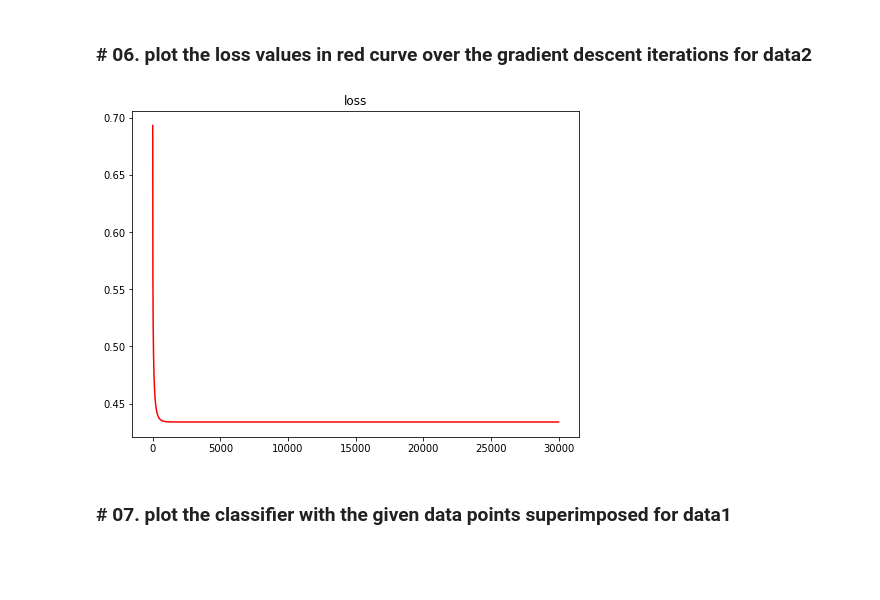
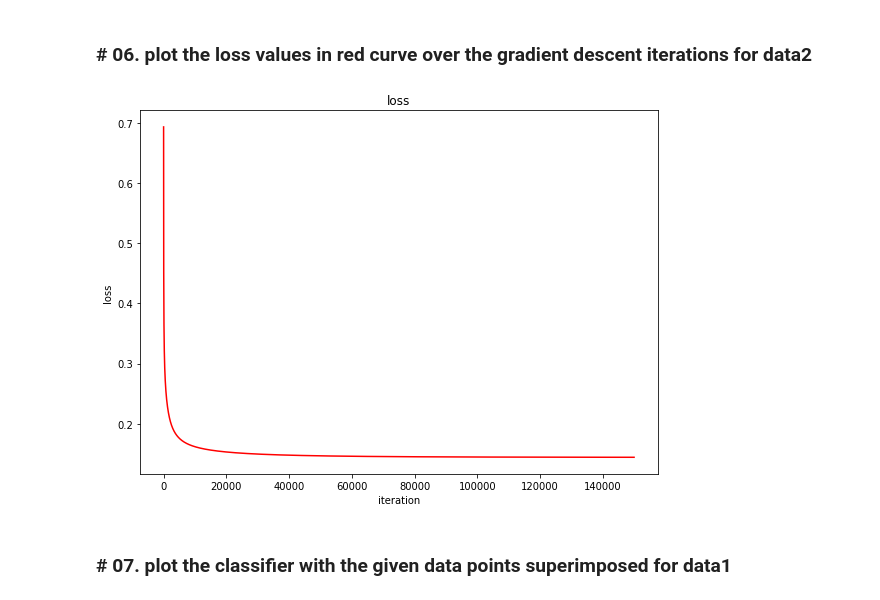
Before and after one commit to sejongpyo/Studies, a Jupyter notebook: 09/assignment_09.ipynb, the cells around one changed output. Saved outputs shown, nothing was run; the diff lists cells and outputs as text; code cells hidden in the pictures; blank space fills up the shorter version.

```diff
--- a/09/assignment_09.ipynb
+++ b/09/assignment_09.ipynb
@@ -69,7 +69,7 @@ def logistic_function(x):
 ## define loss function with feature and label based on the logistic regression
 # %%
 def compute_loss_feature(theta, feature, label):
-    loss = (1/len(label)) * (((-label).T @ np.log(feature)) - ((1-label).T @ np.log(1-feature)))
+    loss = (1/len(label)) * (((-label).T @ np.log(feature+1e-6)) - ((1-label).T @ np.log(1-feature+1e-6)))
 
     return loss
 # %% [markdown]
@@ -99,8 +99,10 @@ def compute_accuracy(theta, feature, label):
 # %% [markdown]
 ## gradient descent for the model parameters $\theta$
 # %%
-num_iteration   = 30000        # USE THIS VALUE for the number of gradient descent iterations
+num_iteration   = 30000       # USE THIS VALUE for the number of gradient descent iterations
 learning_rate   = 0.1        # USE THIS VALUE for the learning rate
+num_iteration2   = 150000       # USE THIS VALUE for the number of gradient descent iterations
+learning_rate2   = 0.2        # USE THIS VALUE for the learning rate
 theta1 = np.array((0, 0, 0, 0))
 theta1 = theta1[:, np.newaxis]
 theta2 = np.array((0, 0, 0, 0, 0, 0, 0))
@@ -110,11 +112,11 @@ one2 = np.ones((len(data2), 1))
 
 # loss iteration
 loss_iteration1 = np.zeros(num_iteration)
-loss_iteration2 = np.zeros(num_iteration)
+loss_iteration2 = np.zeros(num_iteration2)
 
 # theta iteration
 theta_iteration1 = np.zeros((num_iteration, theta1.size))
-theta_iteration2 = np.zeros((num_iteration, theta2.size))
+theta_iteration2 = np.zeros((num_iteration2, theta2.size))
 # %%
 # data1 feature
 feature1 = feature_function1(data1[:, 0], data1[:, 1])
@@ -128,30 +130,30 @@ feature2 = np.hstack((one2, feature2))
 label2 = data1[:, 2]
 label2 = label2[:, np.newaxis]
 # %%
-# print('---------data1---------')
-# for i in range(num_iteration):
-#     value1 = regression_function(theta1, feature1)
-#     h1 = logistic_function(value1)
-#     loss1 = compute_loss_feature(theta1, h1, label1)
-#     theta1 = theta1 - learning_rate * compute_gradient_feature(theta1, feature1, label1)
-#     loss_iteration1[i] = loss1
-#     theta_iteration1[i] = np.squeeze(theta1)
+print('---------data1---------')
+for i in range(num_iteration):
+    value1 = regression_function(theta1, feature1)
+    h1 = logistic_function(value1)
+    loss1 = compute_loss_feature(theta1, h1, label1)
+    theta1 = theta1 - learning_rate * compute_gradient_feature(theta1, feature1, label1)
+    loss_iteration1[i] = loss1
+    theta_iteration1[i] = np.squeeze(theta1)
 
-#     if i % 2000 == 0:
-#         print(f"iteration : {i}, loss : {loss1}")
+    if i % 2000 == 0:
+        print(f"iteration : {i}, loss : {loss1}")
 
 print('---------data2---------')
-for i in range(num_iteration):
+for i in range(num_iteration2):
     value2 = regression_function(theta2, feature2)
     h2 = logistic_function(value2)
     loss2 = compute_loss_feature(theta2, h2, label2)
-    theta2 = theta2 - learning_rate * compute_gradient_feature(theta2, feature2, label2)
+    theta2 = theta2 - learning_rate2 * compute_gradient_feature(theta2, feature2, label2)
     loss_iteration2[i] = loss2
     theta_iteration2[i] = np.squeeze(theta2)
 
-    if i % 2000 == 0:
+    if i % 5000 == 0:
         print(f"iteration : {i}, loss : {loss2}")
 
-# theta1_optimal = theta1
+theta1_optimal = theta1
 theta2_optimal = theta2
 # %% [output]
@@ -179,7 +182,7 @@ accuracy_classifier2 = compute_accuracy(theta2_optimal, feature2, label2)
 # %% [markdown]
 ## plot the results
 # %%
-def plot_loss_curve(loss_iteration):
+def plot_loss_curve(loss_iteration, num_iteration):
 
     plt.figure(figsize=(8,6))   # USE THIS VALUE for the size of the figure
     plt.title('loss')
@@ -326,9 +325,9 @@ plot_loss_curve(loss1_iteration)
 # %% [markdown]
 ### # 06. plot the loss values in red curve over the gradient descent iterations for data2
 # %%
-plot_loss_curve(loss_iteration2)
+plot_loss_curve(loss_iteration2, num_iteration2)
 # %% [output]
-[figure, old version]
+[figure, new version]
 # %% [markdown]
 ### # 07. plot the classifier with the given data points superimposed for data1
 # %%
```
Also changed, not shown: parts of 15 cells of this notebook.
